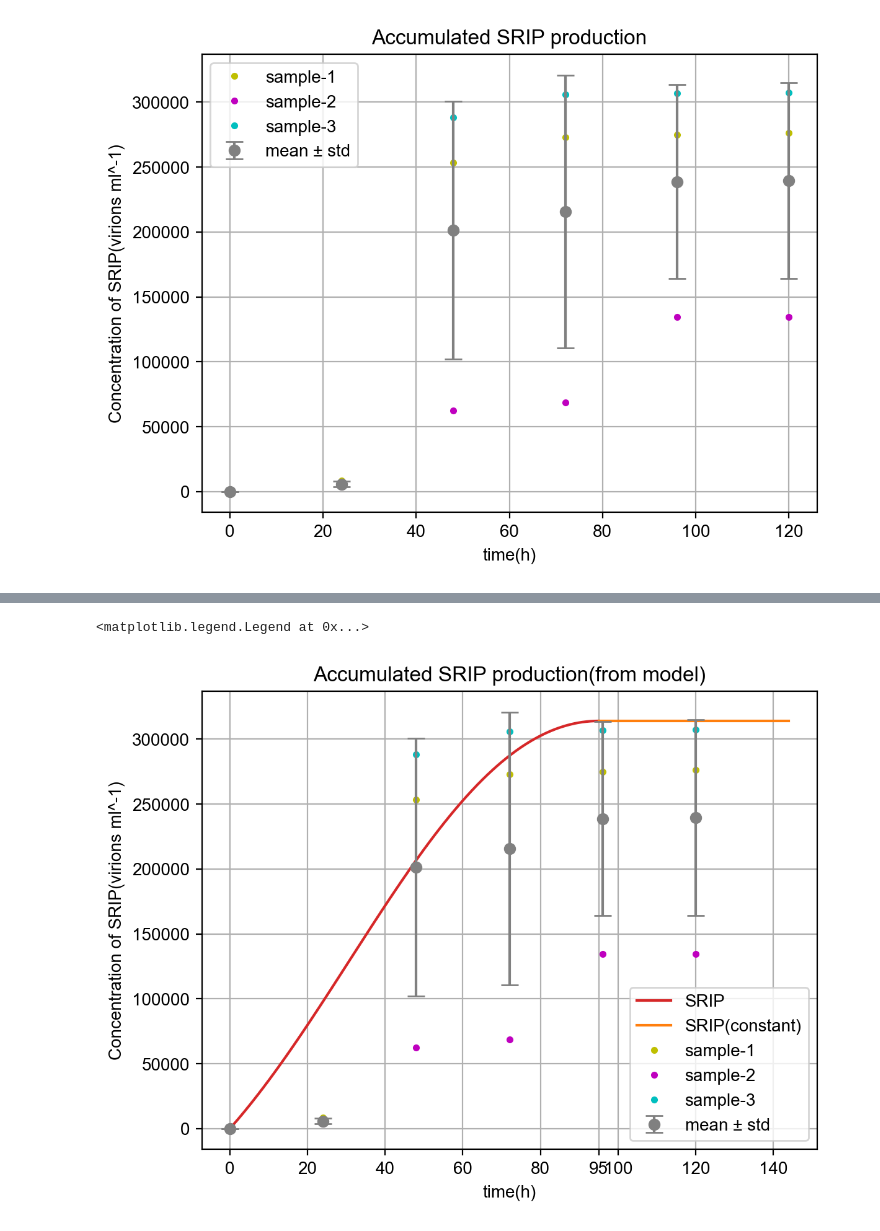
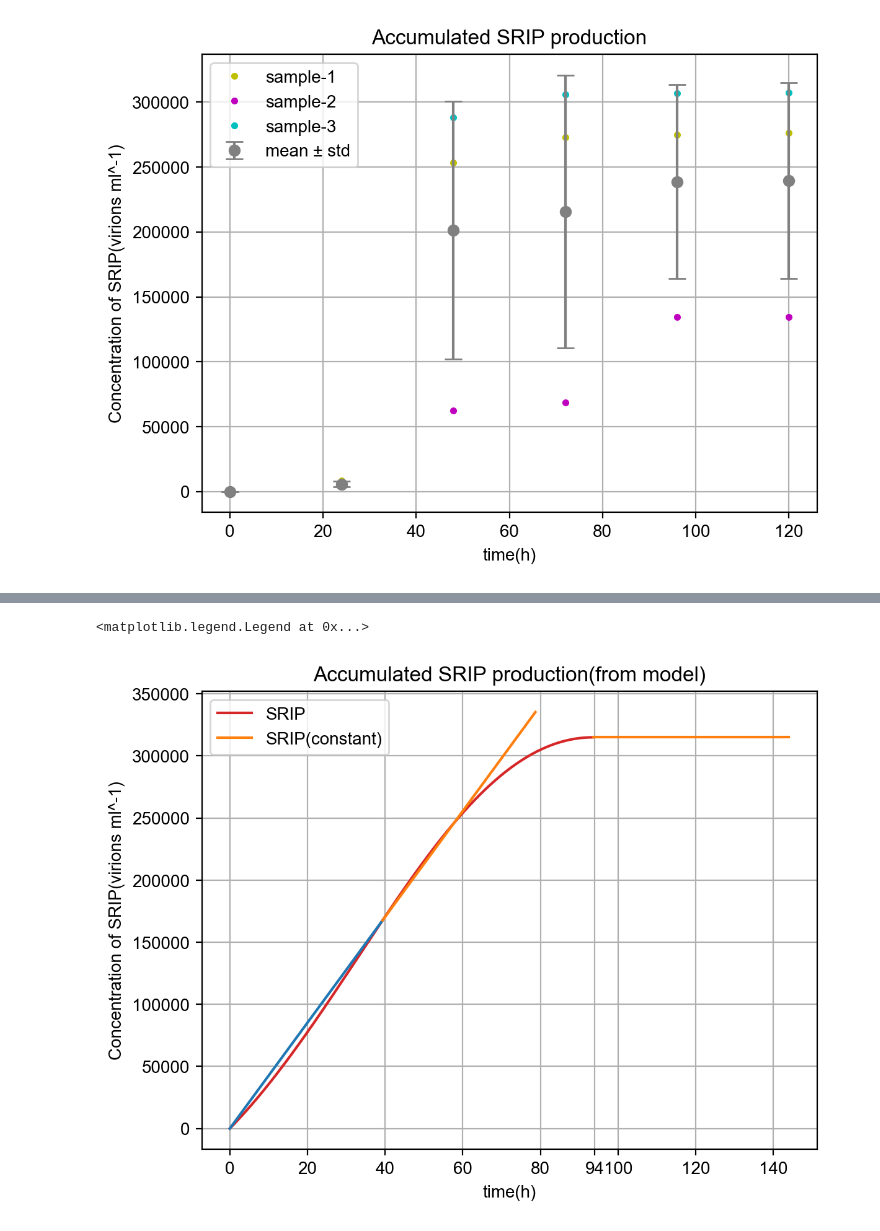
Before and after one commit to iGEM-TokyoTech/2023-Model-SRIP, a Jupyter notebook: fit_for_exp.ipynb, the cells around one changed output, grey strips where cells are left out. Cells and saved outputs as stored; diff of their text form; code cells hidden in the pictures.

```diff
--- a/fit_for_exp.ipynb
+++ b/fit_for_exp.ipynb
@@ -44,7 +44,8 @@ initial_param = [
     #Un,    fix,    fix,    TBD,  fix,   TBD
     ]
 
-bounds = [(1.0e-5, 1e+5), (0, 1e+5), (0, 1e+5), (0, 1.0), (0, 1e+5), (0, 1e+5)]
+# bounds = [(1.0e-5, 1e+5), (0, 1e+5), (0, 1e+5), (0, 1.0), (0, 1e+5), (0, 1e+5)]
+bounds = [(0, 1e+5), (0, 1e+5), (0, 1e+5), (0, 1.0), (0, 1e+5), (0, 1e+5)]
 
 P, X_max, Ser, k_DNA = params_fix[0]
 
@@ -150,43 +151,45 @@ time_interval_complement = results[0].t[first_negative_index:]
 
 X_positive_X = X_values[:first_negative_index]
 DNA_positive_X = DNA_value[:first_negative_index]
 RNA_positive_X = RNA_value[:first_negative_index]
 SRIP_positive_X = SRIP_values[:first_negative_index]
 
 constant_value = SRIP_positive_X[-1]
 SRIP_constant = np.full(len(results[0].t) - len(SRIP_positive_X), constant_value)
 SRIP_final = np.concatenate((SRIP_positive_X, SRIP_constant))
 
 fig = plt.figure(dpi=200)
 ax = fig.add_subplot(1, 1, 1)
 
 # ax.plot(time_interval, X_positive_X, label=f'cell', color='#1f77b4')
 # ax.plot(time_interval, DNA_positive_X, label=f'DNA', color='#ff7f0e')
 # ax.plot(time_interval, RNA_positive_X, label=f'RNA', color='#e377c2')
 ax.plot(time_interval, SRIP_positive_X, label=f'SRIP', color='#d62728')
 ax.plot(time_interval_complement, SRIP_constant, label='SRIP(constant)', color='#ff7f0e')
 
 
-for i in range(6):
-    datum = data[i]
-    for j in range(len(data[i])):
-        if i == 0:
-            ax.plot(24 * i, datum[j], '.', color=color_list[j], label=f'sample-{j+1}')
-        else:
-            ax.plot(24 * i, datum[j], '.', color=color_list[j])
+# for i in range(6):
+#     datum = data[i]
+#     for j in range(len(data[i])):
+#         if i == 0:
+#             ax.plot(24 * i, datum[j], '.', color=color_list[j], label=f'sample-{j+1}')
+#         else:
+#             ax.plot(24 * i, datum[j], '.', color=color_list[j])
 
-# ax.errorbar(t_data, mean_srip_data, yerr=std_srip_data, fmt='o', label='Experimental - SRIP', color='gray', capsize=5)
-ax.errorbar(t_data, mean_srip_data, yerr=std_srip_data, fmt='o', label='mean ± std', color='gray', capsize=5)
+# # ax.errorbar(t_data, mean_srip_data, yerr=std_srip_data, fmt='o', label='Experimental - SRIP', color='gray', capsize=5)
+# ax.errorbar(t_data, mean_srip_data, yerr=std_srip_data, fmt='o', label='mean ± std', color='gray', capsize=5)
 
 ax.set_title('Accumulated SRIP production(from model)')
 ax.set_xlabel('time(h)')
 ax.set_ylabel('Concentration of SRIP(virions ml^-1)')
 ax.set_xticks([i*20 for i in range(8)] + [int(time_interval[-1])+1], [i*20 for i in range(8)] + [int(time_interval[-1]+1)])
+ax.plot((0, results[0].t[t_X_max]), (0, SRIP_values[t_X_max]))
+ax.plot((results[0].t[t_X_max], 2*results[0].t[t_X_max]), (SRIP_values[t_X_max], 2 * SRIP_values[t_X_max]))
 ax.grid()
 ax.legend()
 # %% [output]
 <matplotlib.legend.Legend at 0x...>
-[figure, old version]
+[figure, new version]
 # %%
 fig = plt.figure(dpi=200)
 ax = fig.add_subplot(1, 1, 1)
```
Also changed, not shown: parts of 7 cells of this notebook, 1 other file.
